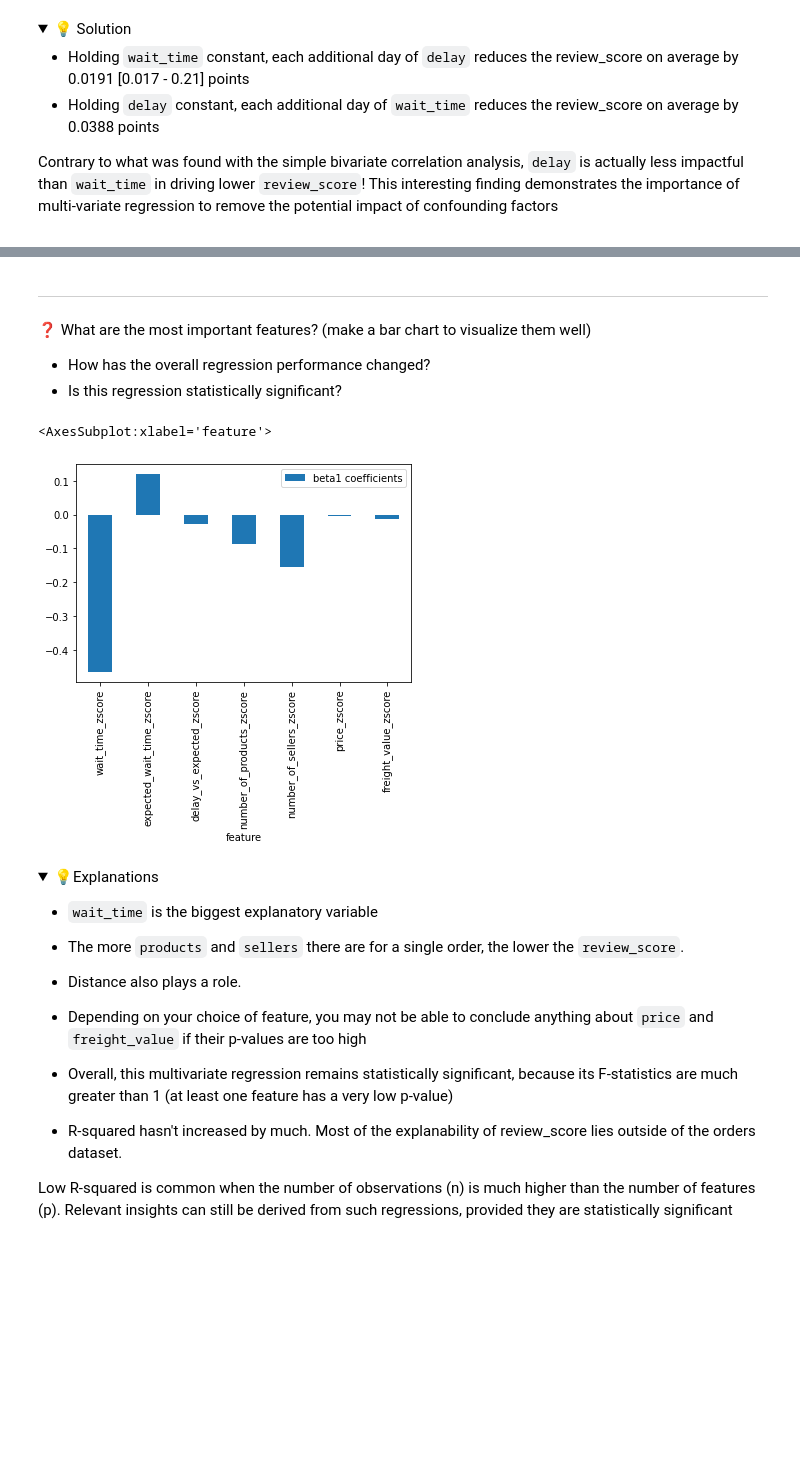
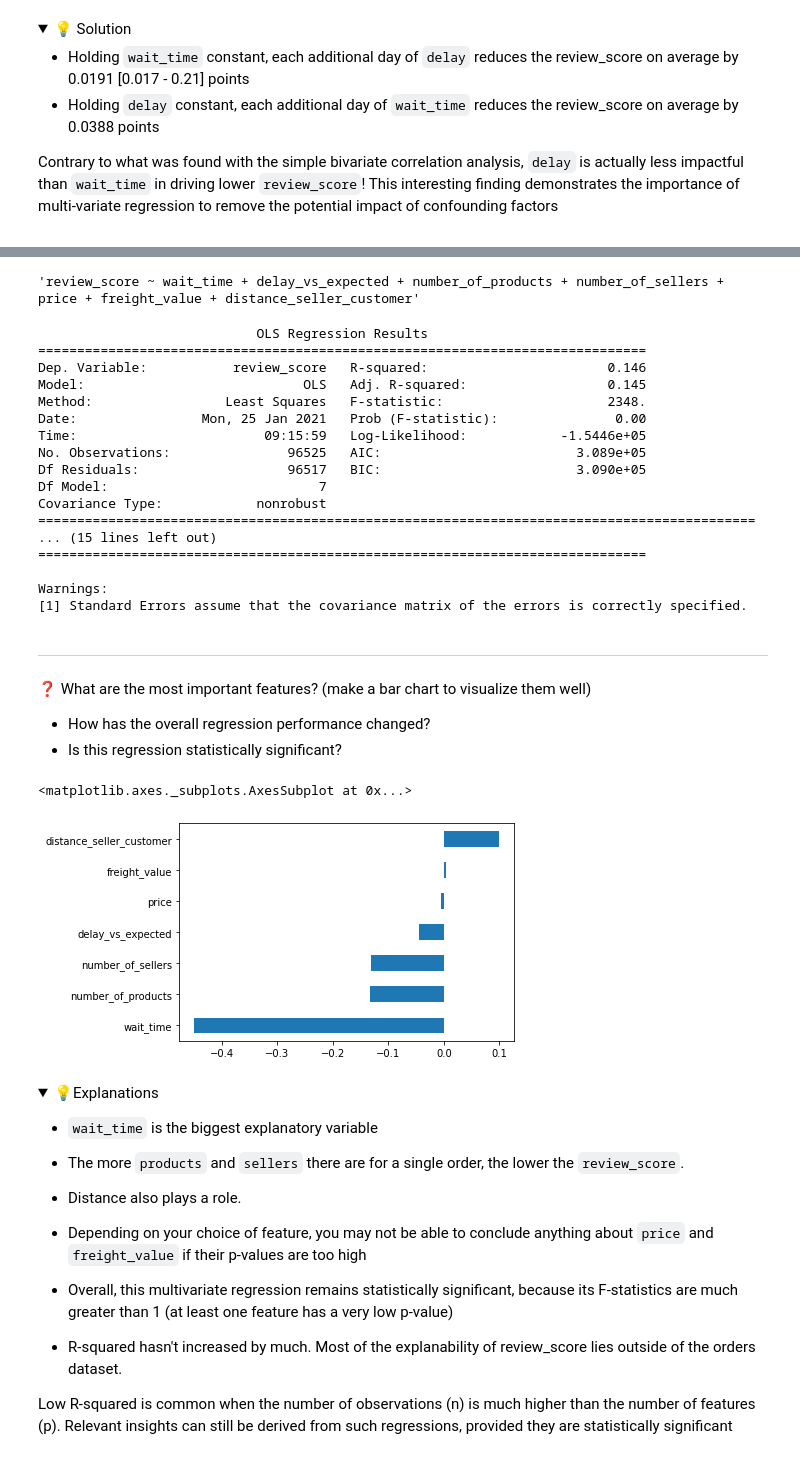
Before and after one commit to Nandosoq/nandoproject, a Jupyter notebook: 04-Decision-Science/03-Linear-Regression/01-Orders-Regression/orders_regression.ipynb, the cells around one changed output, grey strips where cells are left out. Saved outputs shown, nothing was run; the diff lists cells and outputs as text; code cells hidden in the pictures; folded sections open; blank space fills up the shorter version.

```diff
--- a/04-Decision-Science/03-Linear-Regression/01-Orders-Regression/orders_regression.ipynb
+++ b/04-Decision-Science/03-Linear-Regression/01-Orders-Regression/orders_regression.ipynb
@@ -309,0 +149,10 @@ dtype: float64
+# %%
+features = [
+    "wait_time",
+    "delay_vs_expected",
+    "number_of_products",
+    "number_of_sellers",
+    "price",
+    "freight_value",
+    "distance_seller_customer",
+]
@@ -309,0 +161,7 @@ dtype: float64
+# %%
+orders_standardized = orders.copy()
+for f in features:
+    mu = orders[f].mean()
+    sigma = orders[f].std()
+    orders_standardized[f] = orders[f].map(lambda x: (x - mu) / sigma)
+orders_standardized
@@ -310,22 +182,42 @@ dtype: float64
 # %%
 # Create and train model4
+# %%
+formula = "review_score ~ " + ' + '.join(features)
+formula
+# %% [output]
+'review_score ~ wait_time + delay_vs_expected + number_of_products + number_of_sellers + price + freight_value + distance_seller_customer'
+# %%
+model4 = smf.ols(formula = formula, data = orders_standardized).fit()
+print(model4.summary())
+# %% [output]
+                            OLS Regression Results
+==============================================================================
+Dep. Variable:           review_score   R-squared:                       0.146
+Model:                            OLS   Adj. R-squared:                  0.145
+Method:                 Least Squares   F-statistic:                     2348.
+Date:                Mon, 25 Jan 2021   Prob (F-statistic):               0.00
+Time:                        09:15:59   Log-Likelihood:            -1.5446e+05
+No. Observations:               96525   AIC:                         3.089e+05
+Df Residuals:                   96517   BIC:                         3.090e+05
+Df Model:                           7
+Covariance Type:            nonrobust
+============================================================================================
+... (15 lines left out)
+==============================================================================
+
+Warnings:
+[1] Standard Errors assume that the covariance matrix of the errors is correctly specified.
 # %% [markdown]
 ---
 ❓ What are the most important features? (make a bar chart to visualize them well)
 - How has the overall regression performance changed?
 - Is this regression statistically significant?
-# %%
-model4_df = pd.DataFrame(model4.params)
-model4_df.reset_index(inplace=True)
-model4_df
-#model4_df.set_index('index', inplace=True)
-model4_df = model4_df.rename(columns={'index':'feature',0:'beta1 coefficients'})
-model4_df = model4_df.loc[1:]
-model4_df.set_index('feature', inplace=True)
-model4_df.plot(kind='bar')
-# %% [output]
-<AxesSubplot:xlabel='feature'>
-[figure, removed]
+# %%
+# Your answer
+model4.params[1:].sort_values().plot(kind='barh')
+# %% [output]
+<matplotlib.axes._subplots.AxesSubplot at 0x...>
+[figure, added]
 # %% [markdown]
 <details>
     <summary>💡Explanations</summary>
```
Also changed, not shown: parts of 34 cells of this notebook.
